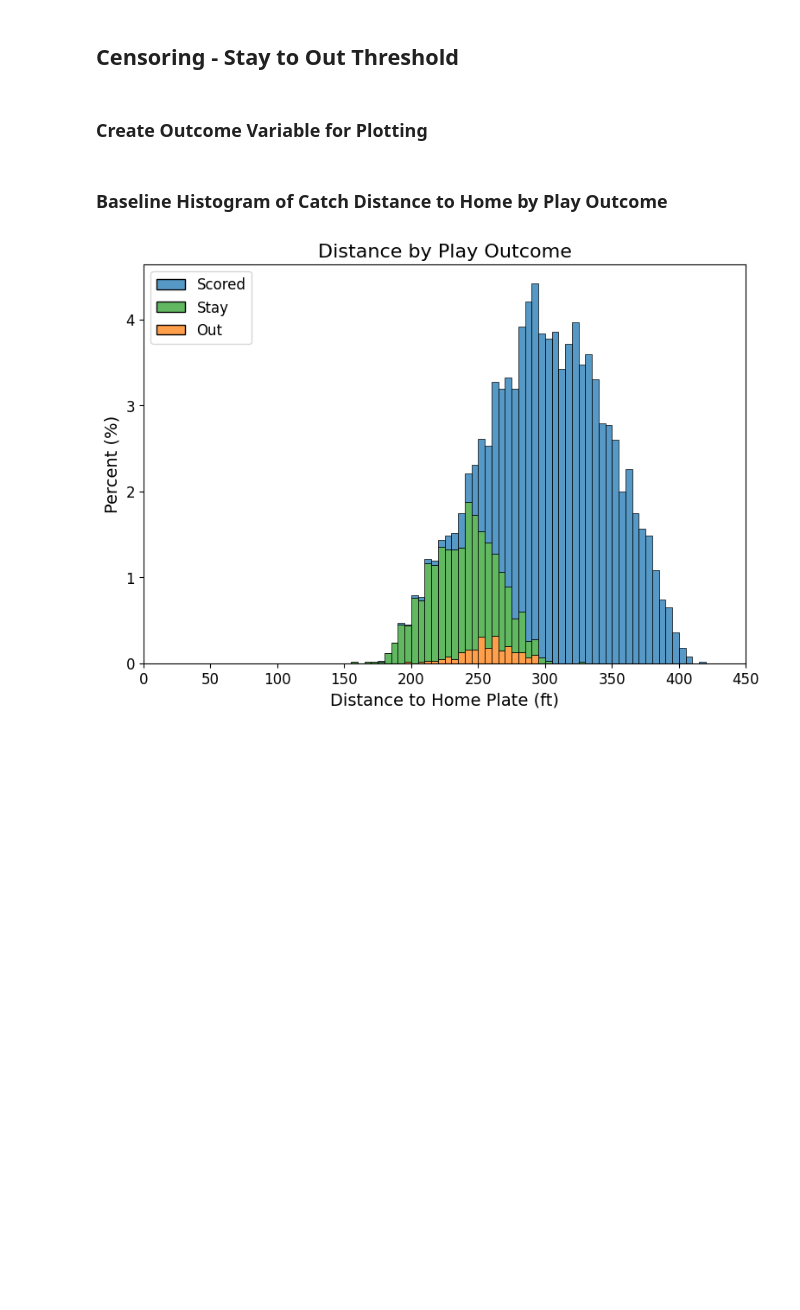
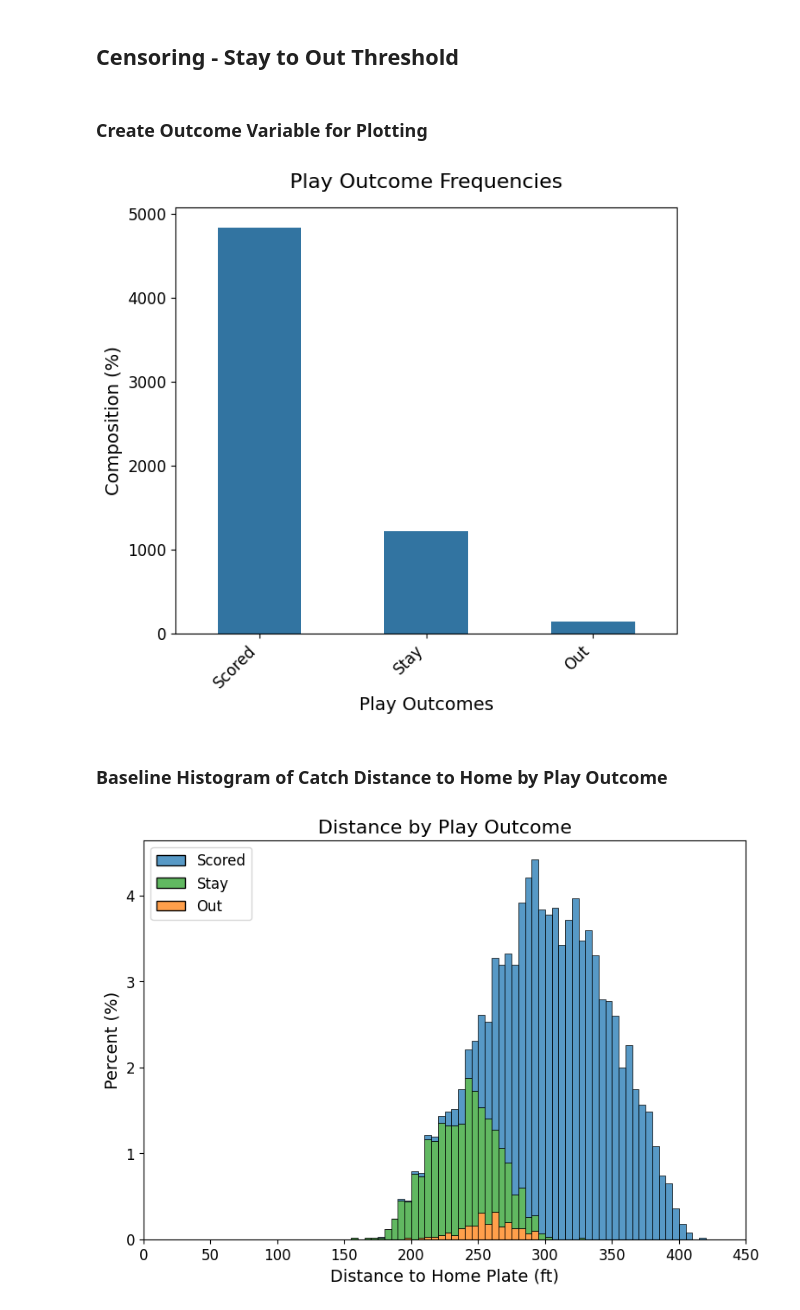
Before and after one commit to Dodgers-Capstone/Sacrifice-Fly-Modeling, a Jupyter notebook: notebooks/1_master.ipynb, the cells around one changed output. Saved outputs shown, nothing was run; the diff lists cells and outputs as text; code cells hidden in the pictures; blank space fills up the shorter version.

Commit message:
added frequency plot

```diff
--- a/notebooks/1_master.ipynb
+++ b/notebooks/1_master.ipynb
@@ -1261,18 +1261,29 @@ Increase the number of iterations (max_iter) or scale the data as shown in:
 # %%
 on_base_outcomes_lf = (on_base_lf
     .with_columns(
         pl.when(pl.col("is_out") == True)
           .then(pl.lit("Out"))
           .when(pl.col("is_advance") == True)
           .then(pl.lit("Scored"))
           .when(pl.col("is_stay") == True)
           .then(pl.lit("Stay"))
           .otherwise(None)
           .alias("outcome")
     )
 )
 
 on_base_outcomes_pd = on_base_outcomes_lf.collect().to_pandas()
+
+plt.figure(figsize=(7, 6))
+sns.countplot(x="outcome", data=on_base_outcomes_pd, width=.5)
+plt.title("Play Outcome Frequencies", fontsize=16, pad=15)
+plt.xticks(fontsize=12, rotation=45, ha='right')  # Add ha='right'
+plt.yticks(fontsize=12)
+plt.xlabel("Play Outcomes", fontsize=14)
+plt.ylabel("Composition (%)", fontsize=14)
+plt.show()
+# %% [output]
+[figure, added]
 # %% [markdown]
 ### Baseline Histogram of Catch Distance to Home by Play Outcome
 # %%
```
Also changed, not shown: 1 other file.
